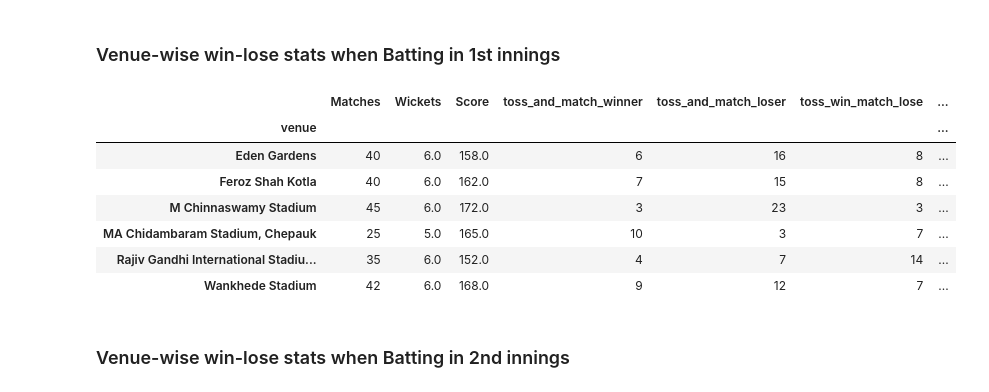
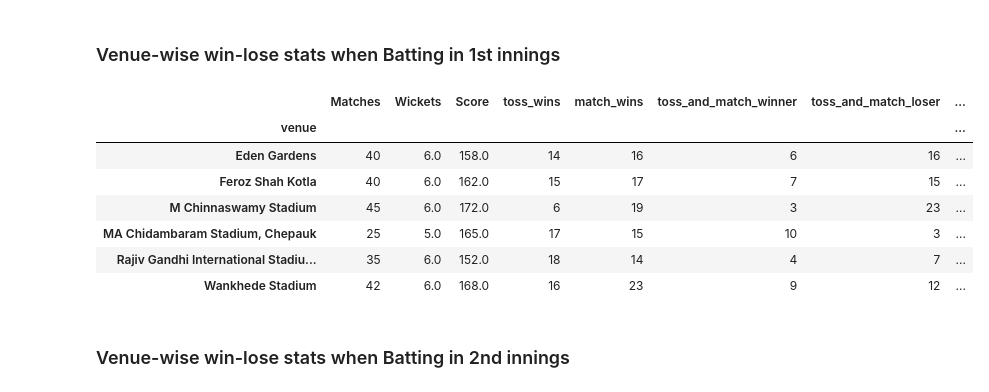
Before and after one commit to dhararkajit/arkajit_repo, a Jupyter notebook: IPL_all_matches_ballbyball.ipynb, the cells around one changed output. Saved outputs shown, nothing was run; the diff lists cells and outputs as text; code cells hidden in the pictures.

```diff
--- a/IPL_all_matches_ballbyball.ipynb
+++ b/IPL_all_matches_ballbyball.ipynb
@@ -475,0 +500,6 @@ i2_full = i2_df_new.append(i2_df_2013new.append(i2_df_2014new.append(i2_df_2015n
+# %%
+i1_full.loc[i1_full.batting_team == 'Rising Pune Supergiant','batting_team']='Rising Pune Supergiants'
+i1_full.loc[i1_full.match_winner == 'Rising Pune Supergiant','match_winner']='Rising Pune Supergiants'
+
+i2_full.loc[i2_full.batting_team == 'Rising Pune Supergiant','batting_team']='Rising Pune Supergiants'
+i2_full.loc[i2_full.match_winner == 'Rising Pune Supergiant','match_winner']='Rising Pune Supergiants'
@@ -507,10 +528,12 @@ from collections import OrderedDict
 # %%
 def agg_wkts_runs_by(df,para):
     result = df.groupby(para).agg(OrderedDict([('venue','count'),('wickets','mean'),
-                                   ('Total','mean'),('toss_and_match_winner','sum'),
-                                   ('toss_and_match_loser','sum'),('toss_win_match_lose','sum'),
-                                   ('toss_lose_match_win','sum')])).round().rename(columns =
+                                   ('Total','mean'),('toss','sum'),('winner','sum'),
+                                   ('toss_and_match_winner','sum'),('toss_and_match_loser','sum'),
+                                   ('toss_win_match_lose','sum'),('toss_lose_match_win','sum')])).round().rename(
+                                                                                    columns =
                                                                                    {'venue':'Matches','Total':'Score',
+                                                                                  'toss':'toss_wins','winner':'match_wins',
                                                                                   'wickets':'Wickets'})
     return result
 # %% [markdown]
@@ -549,16 +574,17 @@ i2_teams_agg
 ### Venue-wise win-lose stats when Batting in 1st innings
 # %%
 i1_venue_agg = agg_wkts_runs_by(i1_full,['venue'])[agg_wkts_runs_by(i1_full,['venue'])['Matches'] > 20]
+i1_venue_agg.to_csv('venue_batting_first.csv')
 i1_venue_agg
 # %% [output]
-|  | Matches | Wickets | Score | toss_and_match_winner | toss_and_match_loser | toss_win_match_lose | ... |
-| venue |  |  |  |  |  |  | ... |
-| Eden Gardens | 40 | 6.0 | 158.0 | 6 | 16 | 8 | ... |
-| Feroz Shah Kotla | 40 | 6.0 | 162.0 | 7 | 15 | 8 | ... |
-| M Chinnaswamy Stadium | 45 | 6.0 | 172.0 | 3 | 23 | 3 | ... |
-| MA Chidambaram Stadium, Chepauk | 25 | 5.0 | 165.0 | 10 | 3 | 7 | ... |
-| Rajiv Gandhi International Stadiu... | 35 | 6.0 | 152.0 | 4 | 7 | 14 | ... |
-| Wankhede Stadium | 42 | 6.0 | 168.0 | 9 | 12 | 7 | ... |
+|  | Matches | Wickets | Score | toss_wins | match_wins | toss_and_match_winner | toss_and_match_loser | ... |
+| venue |  |  |  |  |  |  |  | ... |
+| Eden Gardens | 40 | 6.0 | 158.0 | 14 | 16 | 6 | 16 | ... |
+| Feroz Shah Kotla | 40 | 6.0 | 162.0 | 15 | 17 | 7 | 15 | ... |
+| M Chinnaswamy Stadium | 45 | 6.0 | 172.0 | 6 | 19 | 3 | 23 | ... |
+| MA Chidambaram Stadium, Chepauk | 25 | 5.0 | 165.0 | 17 | 15 | 10 | 3 | ... |
+| Rajiv Gandhi International Stadiu... | 35 | 6.0 | 152.0 | 18 | 14 | 4 | 7 | ... |
+| Wankhede Stadium | 42 | 6.0 | 168.0 | 16 | 23 | 9 | 12 | ... |
 # %% [markdown]
 ### Venue-wise win-lose stats when Batting in 2nd innings
 # %%
```
Also changed, not shown: parts of 8 cells of this notebook.
